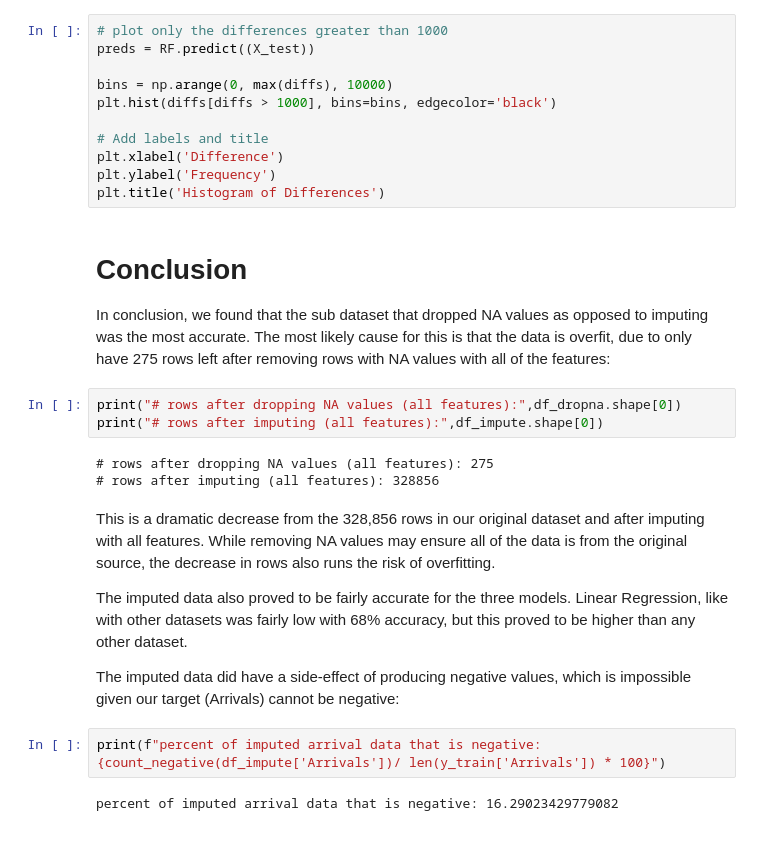
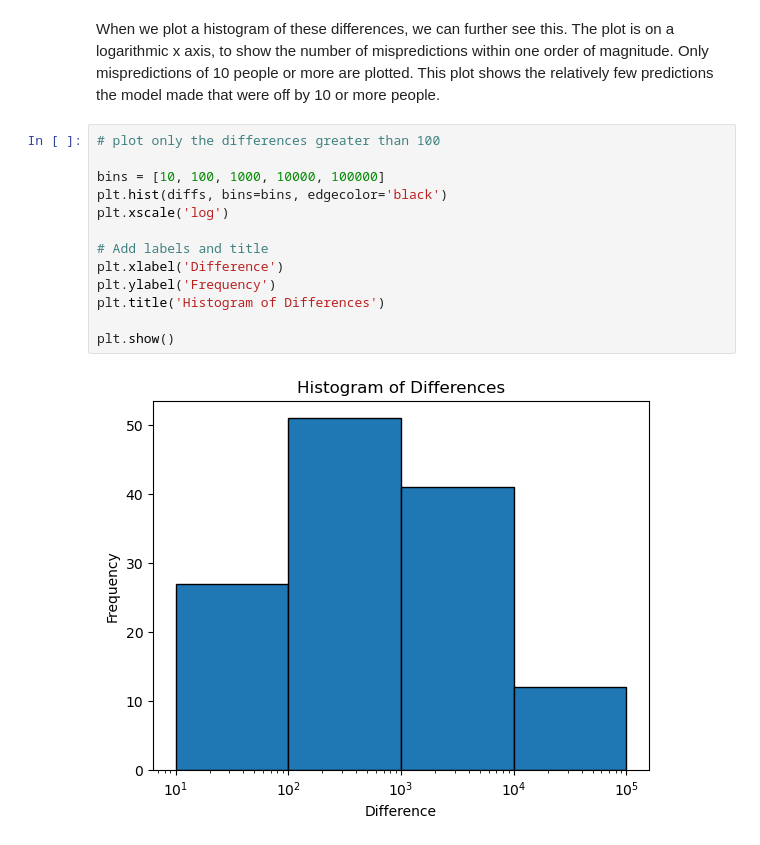
Before and after one commit to jamiehax/UNHCR-ml-challenge, a Jupyter notebook: finalBlog.ipynb, the cells around one changed output. Drawn from its saved outputs; the diff is of its cells as text.

```diff
--- a/finalBlog.ipynb
+++ b/finalBlog.ipynb
@@ -391,31 +375,17 @@ plt.plot(np.sort(diffs))
+# %% [markdown]
+When we plot a histogram of these differences, we can further see this. The plot is on a logarithmic x axis, to show the number of mispredictions within one order of magnitude. Only mispredictions of 10 people or more are plotted. This plot shows the relatively few predictions the model made that were off by 10 or more people.
 # %%
-# plot only the differences greater than 1000
-preds = RF.predict((X_test))
+# plot only the differences greater than 100
 
-bins = np.arange(0, max(diffs), 10000)
-plt.hist(diffs[diffs > 1000], bins=bins, edgecolor='black')
+bins = [10, 100, 1000, 10000, 100000]
+plt.hist(diffs, bins=bins, edgecolor='black')
+plt.xscale('log')
 
 # Add labels and title
 plt.xlabel('Difference')
 plt.ylabel('Frequency')
 plt.title('Histogram of Differences')
+
+plt.show()
+# %% [output]
+[figure, added]
-# %% [markdown]
-# Conclusion
-
-In conclusion, we found that the sub dataset that dropped NA values as opposed to imputing was the most accurate. The most likely cause for this is that the data is overfit, due to only have 275 rows left after removing rows with NA values with all of the features:
-# %%
-print("# rows after dropping NA values (all features):",df_dropna.shape[0])
-print("# rows after imputing (all features):",df_impute.shape[0])
-# %% [output]
-# rows after dropping NA values (all features): 275
-# rows after imputing (all features): 328856
-# %% [markdown]
-This is a dramatic decrease from the 328,856 rows in our original dataset and after imputing with all features. While removing NA values may ensure all of the data is from the original source, the decrease in rows also runs the risk of overfitting.
-
-The imputed data also proved to be fairly accurate for the three models. Linear Regression, like with other datasets was fairly low with 68% accuracy, but this proved to be higher than any other dataset.
-
-The imputed data did have a side-effect of producing negative values, which is impossible given our target (Arrivals) cannot be negative:
-# %%
-print(f"percent of imputed arrival data that is negative: {count_negative(df_impute['Arrivals'])/ len(y_train['Arrivals']) * 100}")
-# %% [output]
-percent of imputed arrival data that is negative: 16.29023429779082
```
Also changed, not shown: parts of 54 cells of this notebook, 2 other files.
